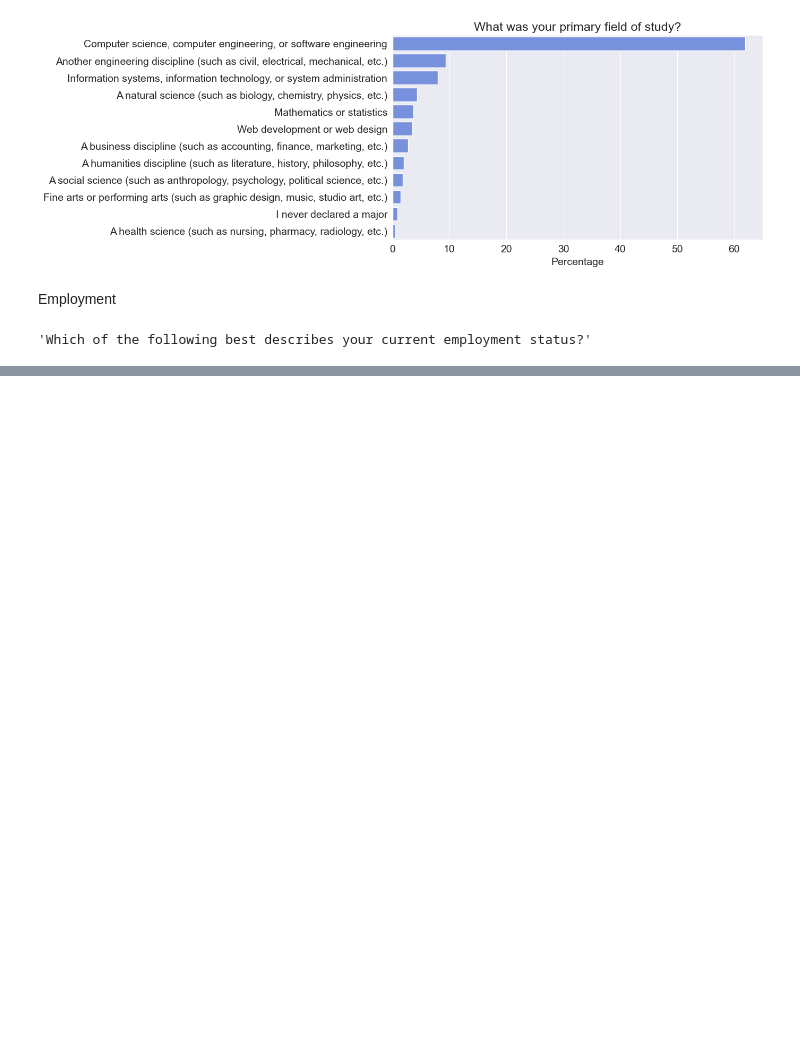
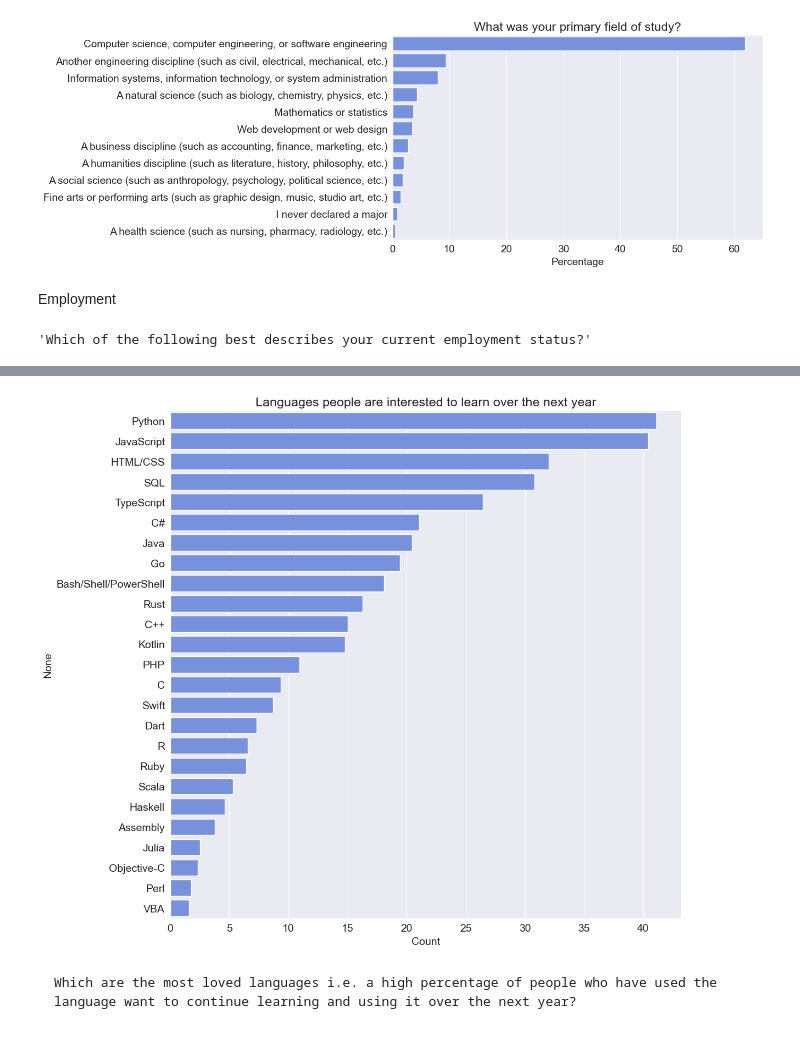
Before and after one commit to BetulAlbayrak1999/Pandas-Numpy-DataVisualization, a Jupyter notebook: RealWorld-Project-StackOverflow-data.ipynb, the cells around one changed output, grey strips where cells are left out. Cells and saved outputs as stored; diff of their text form; code cells hidden in the pictures; blank space fills up the shorter version.

```diff
--- a/RealWorld-Project-StackOverflow-data.ipynb
+++ b/RealWorld-Project-StackOverflow-data.ipynb
@@ -167,0 +335,4 @@ plt.xlabel("Percentage");
+# %%
+languages_interested_df=split_multicolumn(survey_copy_df.LanguageDesireNextYear)
+language_interested_percentages=languages_interested_df.mean().sort_values(ascending=False)*100
+language_interested_percentages
@@ -167,0 +357,9 @@ plt.xlabel("Percentage");
+# %%
+plt.figure(figsize=(12, 12))
+sns.barplot(x=language_interested_percentages, y=language_interested_percentages.index)
+plt.title("Languages people are interested to learn over the next year")
+plt.xlabel("Count");
+# %% [output]
+[figure, added]
+# %% [markdown]
+    Which are the most loved languages i.e. a high percentage of people who have used the language want to continue learning and using it over the next year?
```
Also changed, not shown: parts of 23 cells of this notebook.
